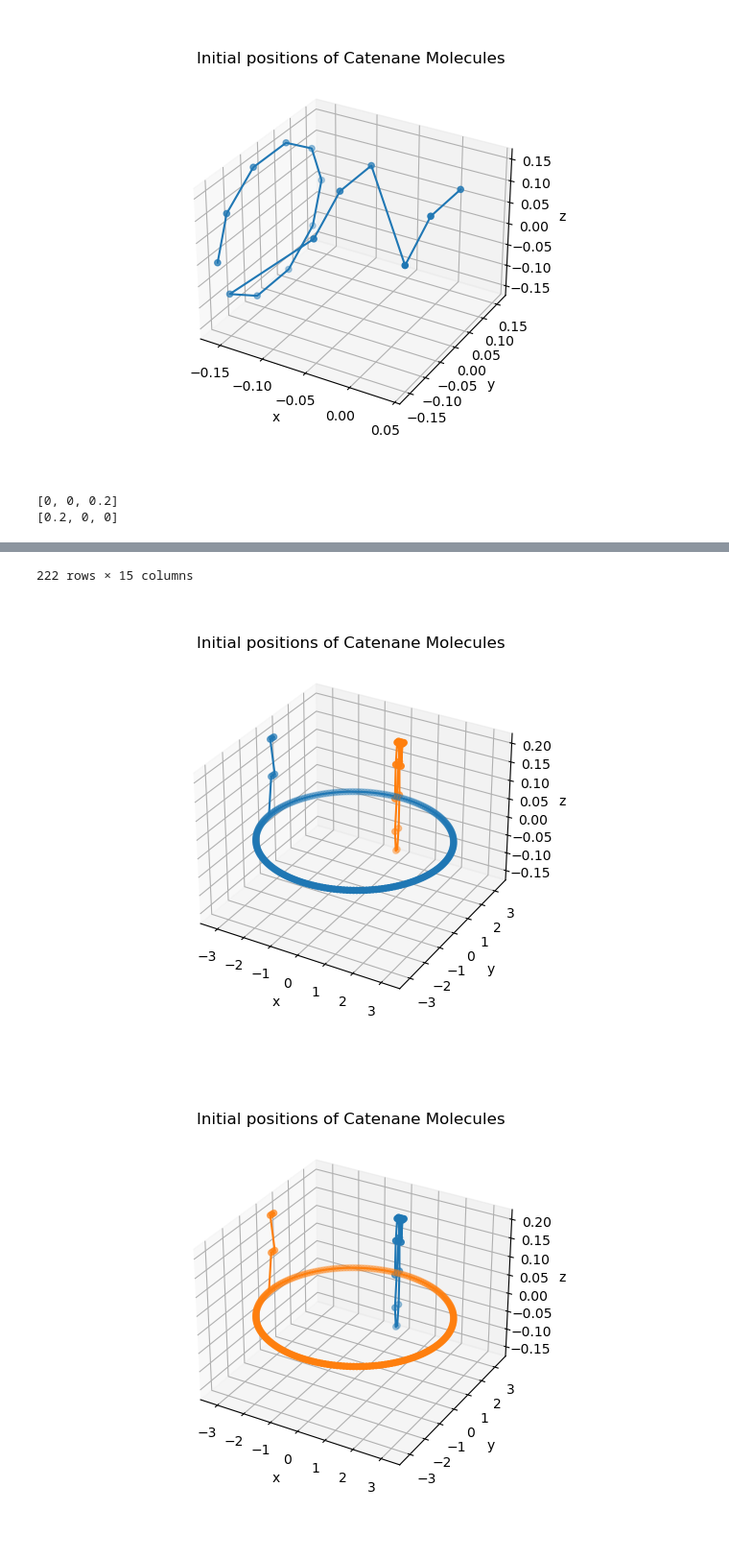
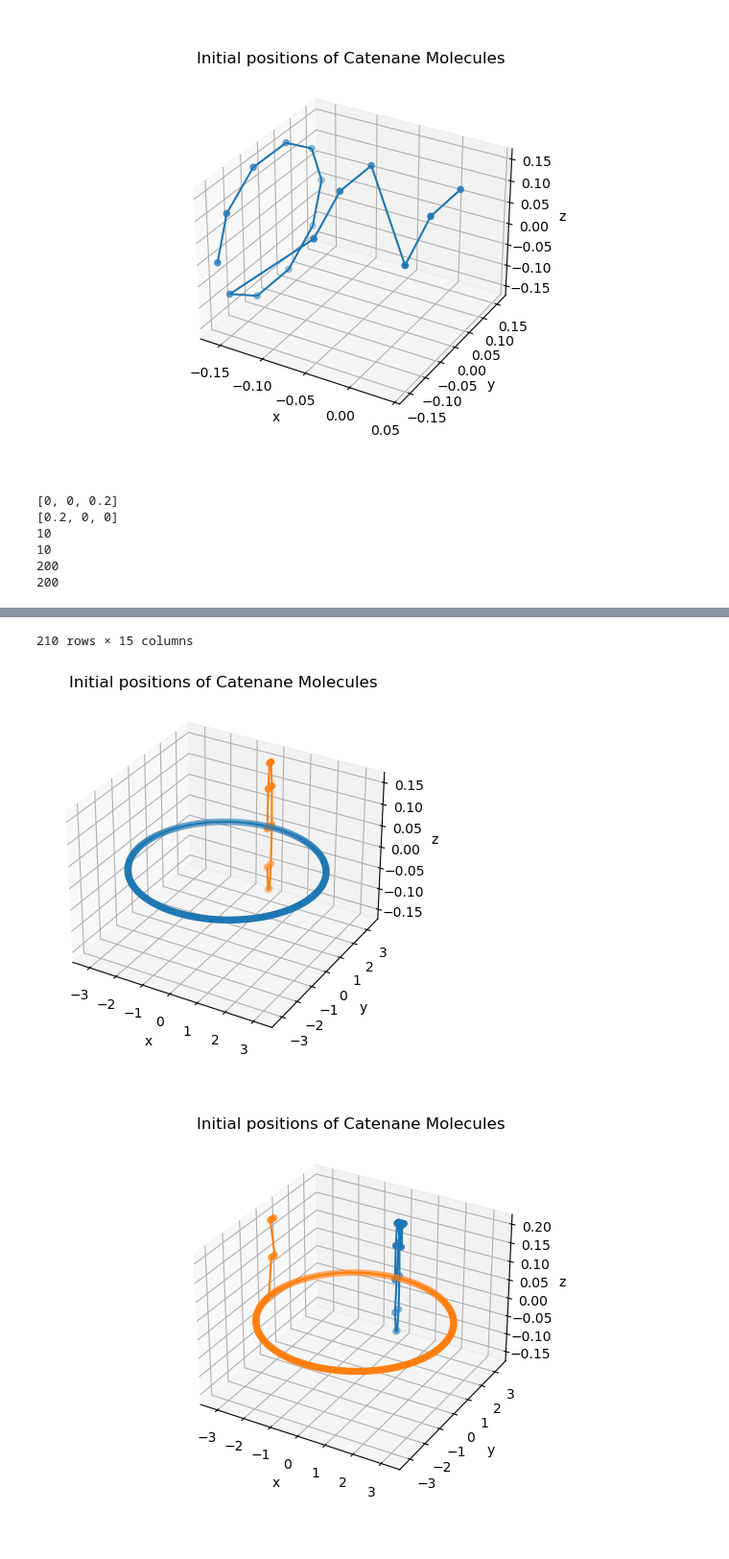
Before and after one commit to RyvalEnvy/NE452-catenane-simulations, a Jupyter notebook: Generate Rings.ipynb, the cells around one changed output, grey strips where cells are left out. Shown at 96% size. Cells and saved outputs as stored; diff of their text form; code cells hidden in the pictures.

```diff
--- a/Generate Rings.ipynb
+++ b/Generate Rings.ipynb
@@ -306,11 +306,11 @@ def write_pdb(molecule_coordinate_sets,fname,description,res_names,oxygen_locati
 # %%
 #Parameter definition
 
-fname="combined_rings_H_bonds"
+fname="combined_rings"
 
 oxygen_locations = [
-    [1,2,3], #Small ring
-    [1,2,3]  #Large Ring
+    [-1], #Small ring
+    [-1]  #Large Ring
 ]
 
 res_names = ["SM","LG"]
@@ -320,8 +320,8 @@ N_large = 200
 description = f"interlinked with {N_small} atoms spaced evenly around a circle for the small ring and {N_large} for the large ring with 3 hydrogen binding spots on each ring"
 
 #Ring definitions
-p_large,r_large= ringMaker(d = 0.1, N = N_large, rotmat = zRot,oxygen_positions=oxygen_locations[1],plane=2,yshift=0,xshift = 0,zshift=0)
-p_small,r_small = ringMaker(d = 0.1, N = N_small, rotmat = xRot,oxygen_positions=oxygen_locations[0],plane=0,yshift=r_large,xshift = 0,zshift=0)
+p_large,r_large= ringMaker(d = 0.1, N = N_large, rotmat = zRot,plane=2,yshift=0,xshift = 0,zshift=0)
+p_small,r_small = ringMaker(d = 0.1, N = N_small, rotmat = xRot,plane=0,yshift=r_large,xshift = 0,zshift=0)
 
 
 
@@ -335,6 +335,10 @@ visualize_rings([p_large,p_small])
 # %% [output]
 [0, 0, 0.2]
 [0.2, 0, 0]
+10
+10
+200
+200
 |  | Record | Atom Number | Atom Name | Alternate location indicator | residue name | Chain | Residue Sequence Number | ... |
 | 0 | HETATM | 1 | C1 |  | SM | A | 1 | ... |
 | 1 | HETATM | 2 | C2 |  | SM | A | 1 | ... |
@@ -350,5 +354,5 @@ visualize_rings([p_large,p_small])
-222 rows × 15 columns
+210 rows × 15 columns
-[figure, old version]
+[figure, new version]
 # %%
 %matplotlib widget
 # %%
```
Also changed, not shown: parts of 11 cells of this notebook, 3 other files.
